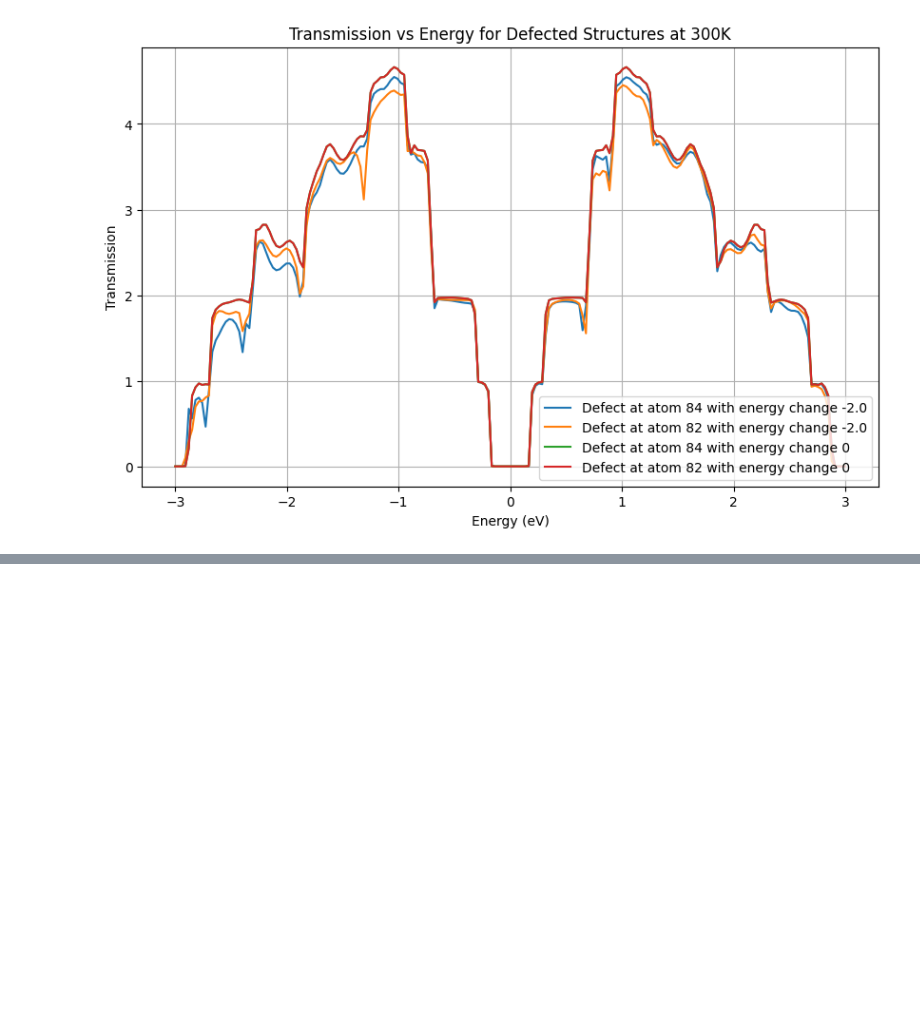
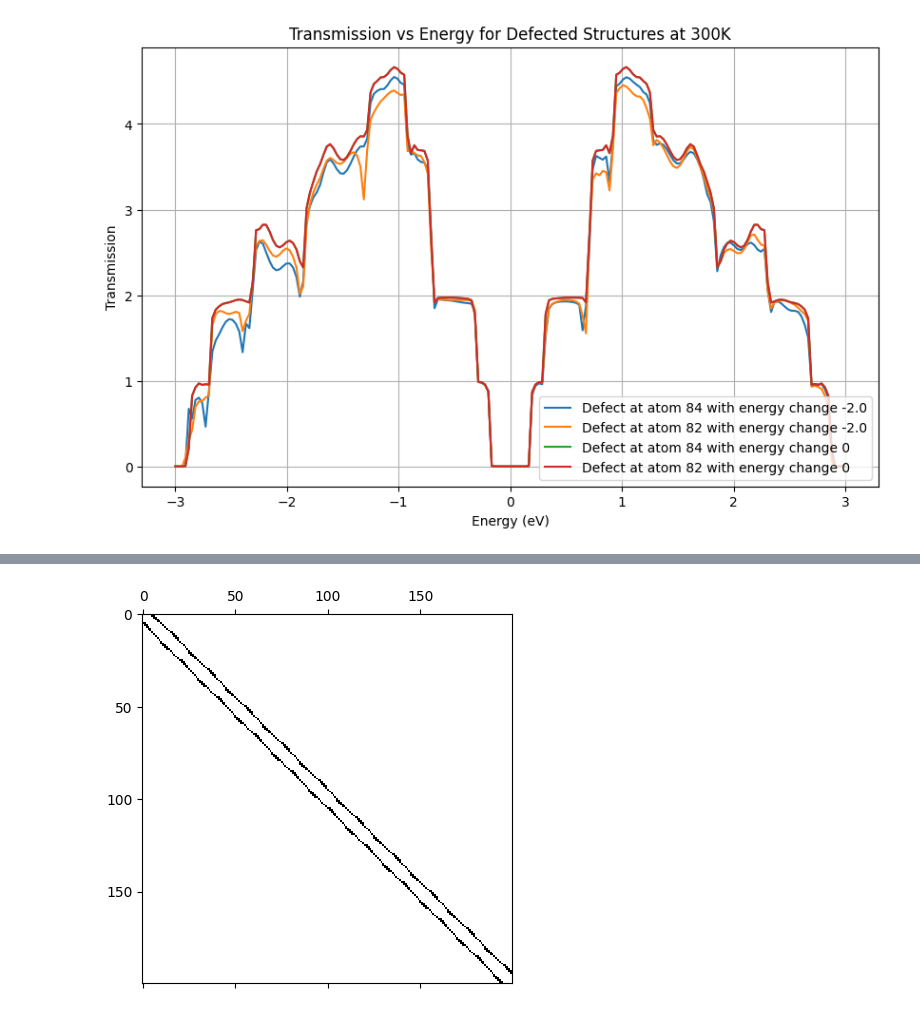
Before and after one commit to UlrikTJ/TemperatureDependantTransport, a Jupyter notebook: Temp_dep_defect_transport.ipynb, the cells around one changed output, grey strips where cells are left out. Cells and saved outputs as stored; diff of their text form; code cells hidden in the pictures; blank space fills up the shorter version.

Commit message:
Trying to add defects to current visialization

```diff
--- a/Temp_dep_defect_transport.ipynb
+++ b/Temp_dep_defect_transport.ipynb
@@ -648,0 +583,14 @@ Matrix([
+# %%
+#Number of atoms in left/right lead unit cell
+nl = natom_elec
+nr = nl
+sorted_atoms_Big = md_structure
+positions = sorted_atoms_Big.get_positions()
+Hbig = hamiltonian(positions)
+hL,VL,hR,VR,HD = SplitHam(Hbig,nl,nr)
+HD_defected = HD.copy()
+HD_defected[47,47] = -8.0
+HD_defected[46,46] = -8.0
+HD_defected[48,48] = -8.0
+# %% [output]
+[figure, added]
```
Also changed, not shown: parts of 10 cells of this notebook, 1 other file.
